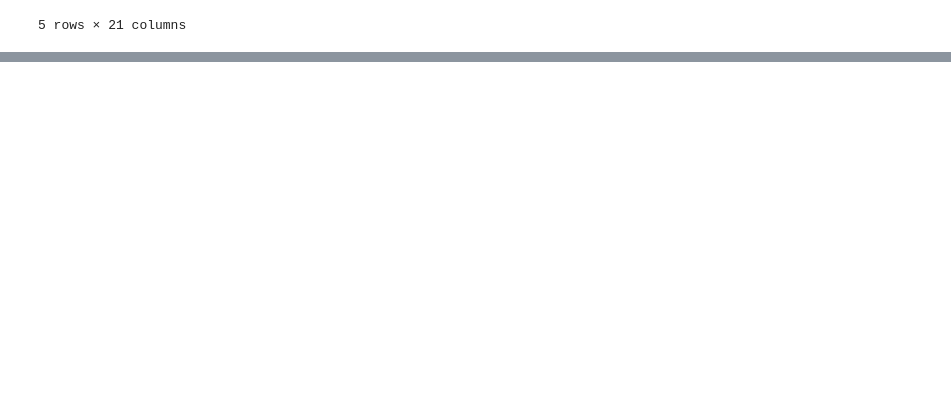
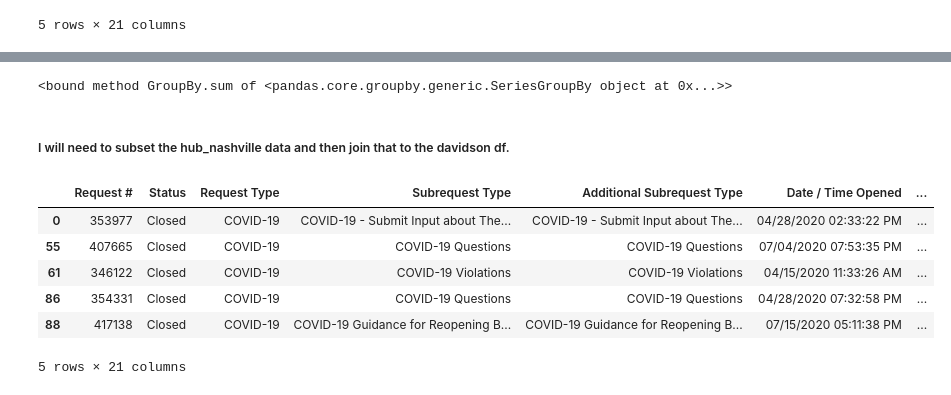
Before and after one commit to NSS-Data-Analytics-Cohort-3/nashville-covid-typhoid_turtles, a Jupyter notebook: notebooks/covid_nashville_KL.ipynb, the cells around one changed output, grey strips where cells are left out. Saved outputs shown, nothing was run; the diff lists cells and outputs as text; code cells hidden in the pictures; blank space fills up the shorter version.

```diff
--- a/notebooks/covid_nashville_KL.ipynb
+++ b/notebooks/covid_nashville_KL.ipynb
@@ -119,0 +168,22 @@ hubnash_covid = hubnash_df[hubnash_df['Subrequest Type'] == 'COVID-19 Violaitons
+# %%
+# tried to find the sum here by date, but I believe there is only one entry per day anyways in this df so it's usless
+
+davidson_bydate = davidson.groupby('date')['cases'].sum
+davidson_bydate
+# %% [output]
+<bound method GroupBy.sum of <pandas.core.groupby.generic.SeriesGroupBy object at 0x...>>
+# %% [markdown]
+##### I will need to subset the hub_nashville data and then join that to the davidson df.
+# %%
+# subsetting the hub_nashville data and getting only the covid related ones.
+
+hubnash_df_covidrequest = hubnash_df[hubnash_df['Request Type'] == 'COVID-19']
+hubnash_df_covidrequest.head()
+# %% [output]
+|  | Request # | Status | Request Type | Subrequest Type | Additional Subrequest Type | Date / Time Opened | ... |
+| 0 | 353977 | Closed | COVID-19 | COVID-19 - Submit Input about The... | COVID-19 - Submit Input about The... | 04/28/2020 02:33:22 PM | ... |
+| 55 | 407665 | Closed | COVID-19 | COVID-19 Questions | COVID-19 Questions | 07/04/2020 07:53:35 PM | ... |
+| 61 | 346122 | Closed | COVID-19 | COVID-19 Violations | COVID-19 Violations | 04/15/2020 11:33:26 AM | ... |
+| 86 | 354331 | Closed | COVID-19 | COVID-19 Questions | COVID-19 Questions | 04/28/2020 07:32:58 PM | ... |
+| 88 | 417138 | Closed | COVID-19 | COVID-19 Guidance for Reopening B... | COVID-19 Guidance for Reopening B... | 07/15/2020 05:11:38 PM | ... |
+5 rows × 21 columns
```
Also changed, not shown: parts of 20 cells of this notebook.
